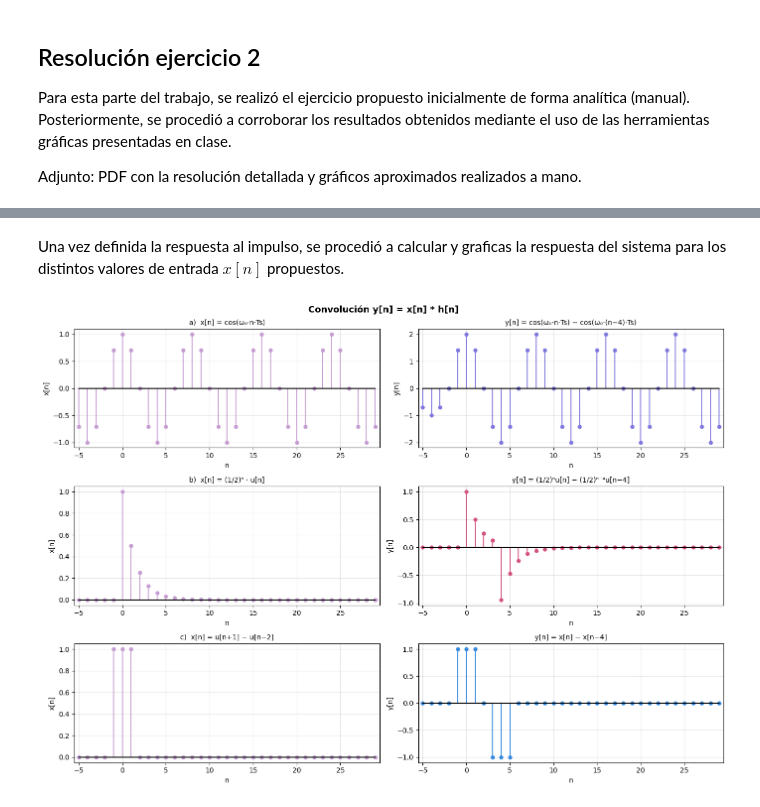
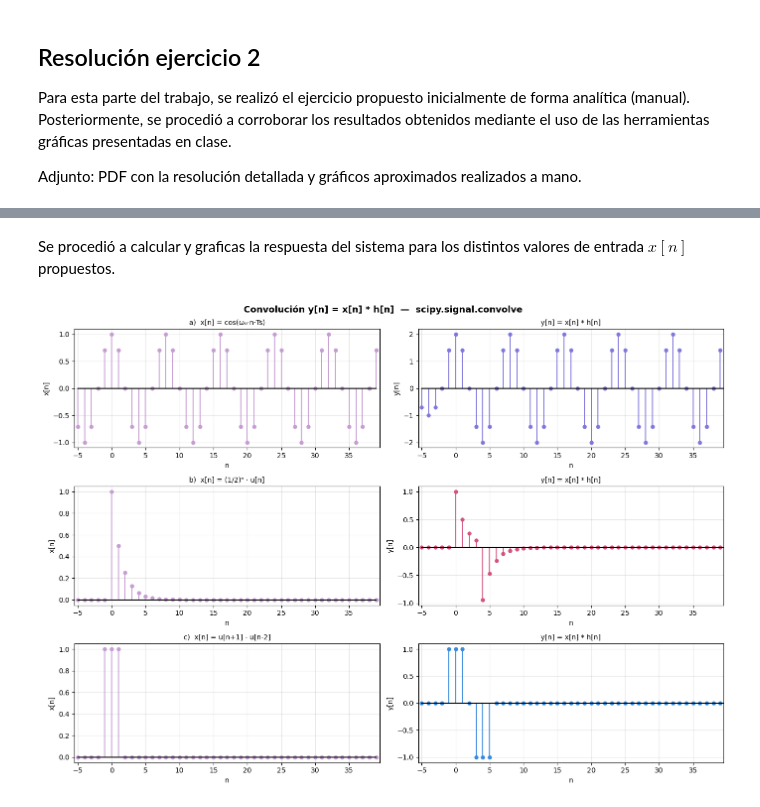
Before and after one commit to moradelacorte/APS, a Jupyter notebook: Mis_trabajos/TS1.ipynb, the cells around one changed output, grey strips where cells are left out. Cells and saved outputs as stored; diff of their text form; code cells hidden in the pictures.

```diff
--- a/Mis_trabajos/TS1.ipynb
+++ b/Mis_trabajos/TS1.ipynb
@@ -495,8 +444,9 @@ plt.show()
 # %% [markdown]
-Una vez definida la respuesta al impulso, se procedió a calcular y graficas la respuesta del sistema para los distintos valores de entrada $x[n]$ propuestos.
+Se procedió a calcular y graficas la respuesta del sistema para los distintos valores de entrada $x[n]$ propuestos.
 # %%
 import numpy as np
 import matplotlib.pyplot as plt
+from scipy.signal import convolve
 
 def delta(n):
     return (n == 0).astype(float)
@@ -504,59 +454,67 @@ def delta(n):
 def u(n):
     return (n >= 0).astype(float)
 
-def delay4(x):
-    x_d = np.zeros_like(x)
-    x_d[4:] = x[:-4]
-    return x_d
+# Rango de n para h[n] (corto, solo donde es no nulo)
+n_h = np.arange(0, 5)
+h = delta(n_h) - delta(n_h - 4)
 
-n = np.arange(-5, 30)
-
-w0 = np.pi / 4 # valores utilizados en el ejemplo del pdf
+# Rango de n para las señales de entrada
+n = np.arange(-5, 40)
+w0 = np.pi / 4
 Ts = 1
 
+# Señales de entrada
 x_a = np.cos(w0 * n * Ts)
-y_a = x_a - delay4(x_a)
+x_b = (0.5 ** n) * u(n)
+x_c = u(n + 1) - u(n - 2)
 
-x_b = (0.5 ** n) * u(n)
-y_b = x_b - delay4(x_b)
+# Convolución numérica con scipy
+y_a = convolve(x_a, h, mode='full')
+y_b = convolve(x_b, h, mode='full')
+y_c = convolve(x_c, h, mode='full')
 
-x_c = u(n + 1) - u(n - 2)
-y_c = x_c - delay4(x_c)
+# Vector de tiempo para las salidas
+# Arranca donde arranca 'n' y tiene la longitud de la convolución full
+n_y = np.arange(n[0], n[0] + len(y_a))
 
 color_x  = '#C69DD2'
 colors_y = ['#7F77DD', '#D4537E', '#378ADD']
 
-fig, axes = plt.subplots(3, 2, figsize=(14, 10))
-fig.suptitle("Convolución y[n] = x[n] * h[n]", fontsize=13, fontweight='bold')
-
 configs = [
-    (x_a, y_a, "a)  x[n] = cos(ω₀·n·Ts)", "y[n] = cos(ω₀·n·Ts) − cos(ω₀·(n−4)·Ts)"),
-    (x_b, y_b, "b)  x[n] = (1/2)ⁿ · u[n]", "y[n] = (1/2)ⁿu[n] − (1/2)ⁿ⁻⁴u[n−4]"),
-    (x_c, y_c, "c)  x[n] = u[n+1] − u[n−2]", "y[n] = x[n] − x[n−4]"),
+    (x_a, y_a, "a)  x[n] = cos(ω₀·n·Ts)",      "y[n] = x[n] * h[n]"),
+    (x_b, y_b, "b)  x[n] = (1/2)ⁿ · u[n]",     "y[n] = x[n] * h[n]"),
+    (x_c, y_c, "c)  x[n] = u[n+1] - u[n-2]",   "y[n] = x[n] * h[n]"),
 ]
 
+fig, axes = plt.subplots(3, 2, figsize=(14, 10))
+fig.suptitle("Convolución y[n] = x[n] * h[n]  —  scipy.signal.convolve",
+             fontsize=13, fontweight='bold')
+
 for i, (x, y, title_x, title_y) in enumerate(configs):
-    for ax, data, title, color in zip(
+    # Agregamos los vectores de tiempo [n, n_y] al zip
+    for ax, data, time_vec, title, color in zip(
         axes[i],
         [x, y],
+        [n, n_y],
         [title_x, title_y],
         [color_x, colors_y[i]]
     ):
-        markerline, stemlines, baseline = ax.stem(n, data, linefmt='-', markerfmt='o', basefmt='k-')
+        markerline, stemlines, baseline = ax.stem(
+            time_vec, data, linefmt='-', markerfmt='o', basefmt='k-')
         markerline.set_color(color)
         markerline.set_markersize(5)
         stemlines.set_color(color)
         stemlines.set_linewidth(1.4)
         ax.set_title(title, fontsize=10)
         ax.set_xlabel("n")
         ax.set_ylabel("x[n]" if ax == axes[i][0] else "y[n]")
         ax.grid(True, alpha=0.3)
         ax.set_xlim(n[0] - 0.5, n[-1] + 0.5)
 
 plt.tight_layout()
 plt.show()
 # %% [output]
-[figure, old version]
+[figure, new version]
 # %% [markdown]
 ## Conclusiones sobre el ejercicio 2
 
```
Also changed, not shown: parts of 14 cells of this notebook, 1 other file.
